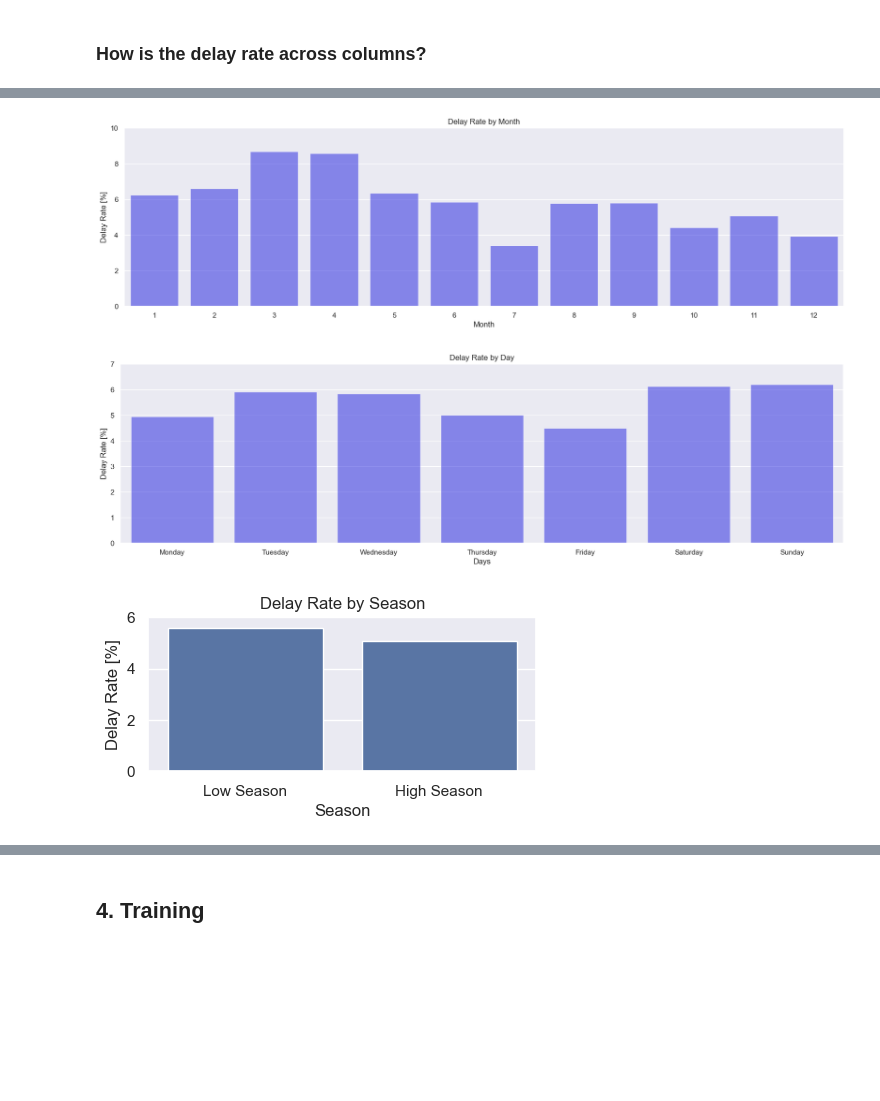
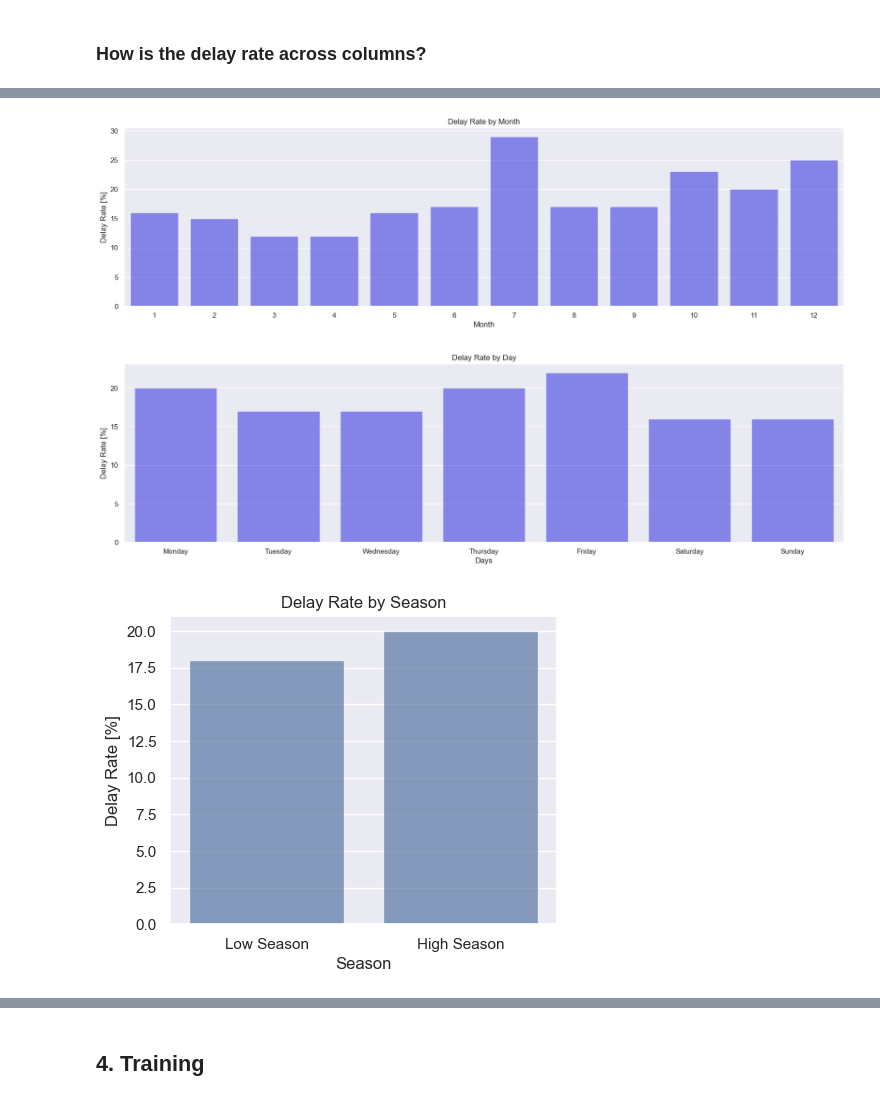
Before and after one commit to tryolabs/diego-challenge-tryolabs-latam, a Jupyter notebook: challenge/exploration.ipynb, the cells around one changed output, grey strips where cells are left out. Drawn from its saved outputs; the diff is of its cells as text; code cells hidden in the pictures; blank space fills up the shorter version.

```diff
--- a/challenge/exploration.ipynb
+++ b/challenge/exploration.ipynb
@@ -229,0 +259,38 @@ def get_rate_from_column(data, column):
+# %%
+def get_rate_from_column(data: pd.DataFrame, column: str) -> pd.DataFrame:
+    """
+    Calculate the inverse rate of delays for each unique value in a specified column.
+
+    Parameters
+    ----------
+    data : pd.DataFrame
+        The input DataFrame containing the data.
+    column : str
+        The name of the column to calculate rates for.
+
+    Returns
+    -------
+    pd.DataFrame
+        A DataFrame with the calculated inverse rates for each unique value in the specified column.
+
+    Notes
+    -----
+    The rate is calculated as (total occurrences) / (delay occurrences).
+    If there are no delays for a value, the rate is set to 0.
+    This is an inverse rate, where higher values indicate fewer delays relative to total occurrences.
+    """
+    # Count delays for each unique value in the column
+    delays = data[data['delay'] == 1][column].value_counts()
+
+    # Count total occurrences for each unique value in the column
+    totals = data[column].value_counts()
+
+    # Calculate rates
+    rates = {}
+    for name in totals.index:
+        if name in delays.index and delays[name] != 0:
+            rates[name] = round(delays[name] / totals[name], 2) * 100
+        else:
+            rates[name] = 0
+
+    return pd.DataFrame.from_dict(data=rates, orient='index', columns=['Tasa (%)'])
@@ -272,10 +354,9 @@ plt.title('Delay Rate by Month')
 plt.ylabel('Delay Rate [%]')
 plt.xlabel('Month')
 plt.xticks()
-plt.ylim(0,10)
 plt.show()
 # %% [output]
-[figure, old version]
+[figure, new version]
 # %%
 days_rate = get_rate_from_column(data, 'DIANOM')
 days_rate_tasa = days_rate['Tasa (%)']
@@ -303,25 +384,23 @@ plt.title('Delay Rate by Day')
 plt.ylabel('Delay Rate [%]')
 plt.xlabel('Days')
 plt.xticks()
-plt.ylim(0,7)
 plt.show()
 # %% [output]
-[figure, old version]
+[figure, new version]
 # %%
 high_season_rate = get_rate_from_column(data, 'high_season')
 high_season_rate_values = data['high_season'].value_counts().index
 
-plt.figure(figsize = (5, 2))
+plt.figure(figsize = (5, 4))
 
-sns.barplot(x=["Low Season", "High Season"], y=high_season_rate['Tasa (%)'])
+sns.barplot(x=["Low Season", "High Season"], y=high_season_rate['Tasa (%)'], alpha=0.7)
 plt.title('Delay Rate by Season')
 plt.ylabel('Delay Rate [%]')
 plt.xlabel('Season')
-plt.xticks(rotation=0)
-plt.ylim(0,6)
+plt.xticks()
 plt.show()
 # %% [output]
-[figure, old version]
+[figure, new version]
 # %%
 flight_type_rate = get_rate_from_column(data, 'TIPOVUELO')
 flight_type_rate_values = data['TIPOVUELO'].value_counts().index
```
Also changed, not shown: parts of 12 cells of this notebook, 1 other file.
